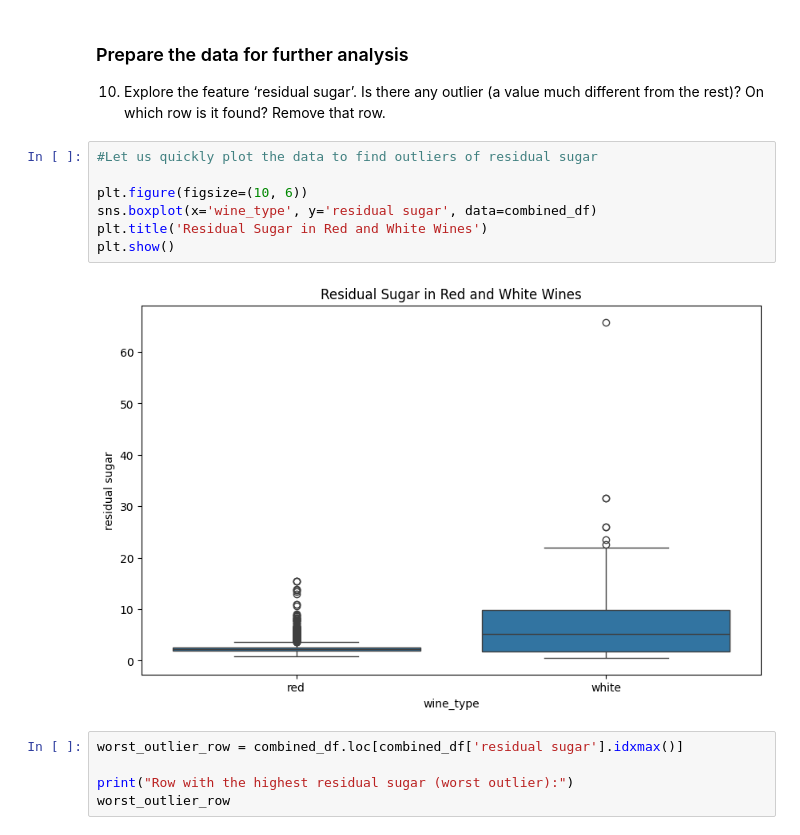
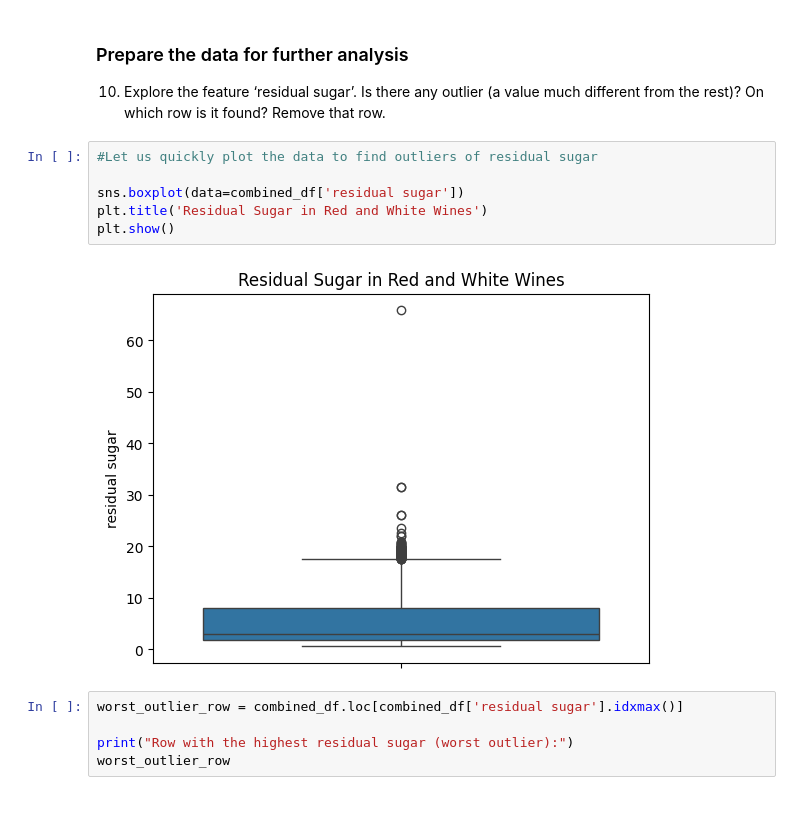
Before and after one commit to Peter537/Dat4-BI-MP2, a Jupyter notebook: winequality.ipynb, the cells around one changed output. Cells and saved outputs as stored; diff of their text form; blank space fills up the shorter version.

```diff
--- a/winequality.ipynb
+++ b/winequality.ipynb
@@ -315,12 +316,11 @@ On which row is it found? Remove that row.
 # %%
 #Let us quickly plot the data to find outliers of residual sugar
 
-plt.figure(figsize=(10, 6))
-sns.boxplot(x='wine_type', y='residual sugar', data=combined_df)
+sns.boxplot(data=combined_df['residual sugar'])
 plt.title('Residual Sugar in Red and White Wines')
 plt.show()
 # %% [output]
-[figure, old version]
+[figure, new version]
 # %%
 worst_outlier_row = combined_df.loc[combined_df['residual sugar'].idxmax()]
 
```
Also changed, not shown: parts of 15 cells of this notebook.
